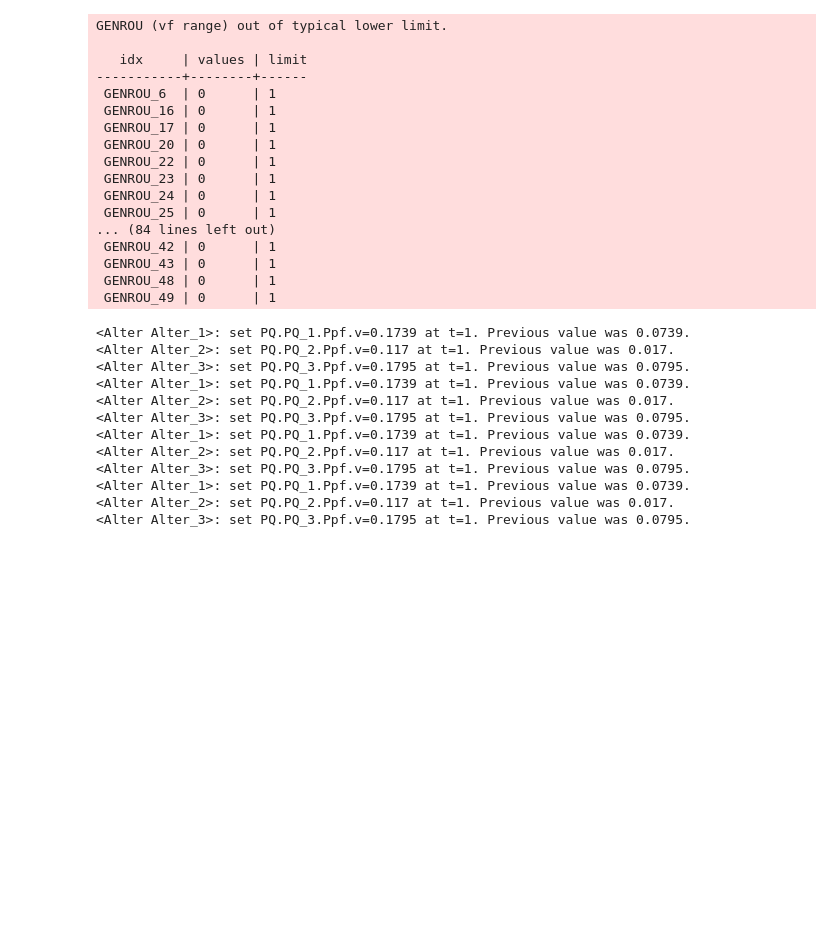
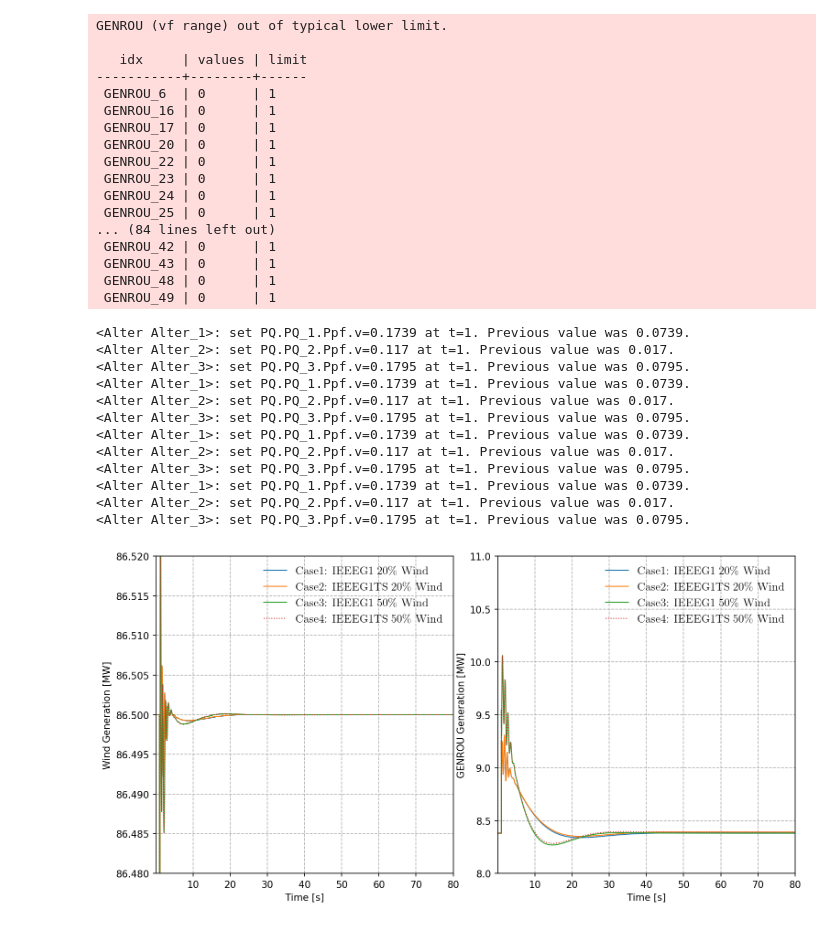
Before and after one commit to jinningwang/thermal_inertia, a Jupyter notebook: CaseStudy.ipynb, the cells around one changed output. Saved outputs shown, nothing was run; the diff lists cells and outputs as text; code cells hidden in the pictures; blank space fills up the shorter version.

```diff
--- a/CaseStudy.ipynb
+++ b/CaseStudy.ipynb
@@ -139,3 +146,83 @@ for ss in [s1, s2, s3, s4]:
+# %%
+plt.style.use('default')
+fig0, ax0 = plt.subplots(1, 2, figsize=(12, 6), dpi=150)
+plt.subplots_adjust(wspace=0.15)
+
+a = (0,)
+wmin, wmax = 86.48, 86.52
+_ = s1.TDS.plt.plot(s1.REGCA1.Pe,
+                    a=a,
+                    ymin=wmin, ymax=wmax,
+                    ytimes=s1.config.mva,
+                    yheader=[legends[0]],
+                    show=False, grid=True,
+                    ylabel='Wind Generation [MW]',
+                    colors=colors[0],
+                    linestyles=linestyles[0],
+                    fig=fig0, ax=ax0[0],)
+_ = s2.TDS.plt.plot(s2.REGCA1.Pe,
+                    a=a,
+                    ytimes=s2.config.mva,
+                    yheader=[legends[1]],
+                    show=False,
+                    colors=colors[1],
+                    linestyles=linestyles[1],
+                    fig=fig0, ax=ax0[0],)
+_ = s3.TDS.plt.plot(s3.REGCA1.Pe,
+                    a=a,
+                    ytimes=s3.config.mva,
+                    yheader=[legends[2]],
+                    show=False,
+                    colors=colors[2],
+                    linestyles=linestyles[2],
+                    fig=fig0, ax=ax0[0],)
+_ = s4.TDS.plt.plot(s4.REGCA1.Pe,
+                    a=a,
+                    ytimes=s4.config.mva,
+                    yheader=[legends[3]],
+                    show=False,
+                    colors=colors[3],
+                    linestyles=linestyles[3],
+                    fig=fig0, ax=ax0[0],)
+
+smin, smax = 8, 11
+a=(10,)
+_ = s1.TDS.plt.plot(s1.GENROU.Pe,
+                    a=a,
+                    ymin=smin, ymax=smax,
+                    ytimes=s1.config.mva,
+                    yheader=[legends[0]],
+                    show=False, grid=True,
+                    ylabel='GENROU Generation [MW]',
+                    colors=colors[0],
+                    linestyles=linestyles[0],
+                    fig=fig0, ax=ax0[1],)
+_ = s2.TDS.plt.plot(s2.GENROU.Pe,
+                    a=a,
+                    ytimes=s2.config.mva,
+                    yheader=[legends[1]],
+                    show=False,
+                    colors=colors[1],
+                    linestyles=linestyles[1],
+                    fig=fig0, ax=ax0[1],)
+_ = s3.TDS.plt.plot(s3.GENROU.Pe,
+                    a=a,
+                    ytimes=s3.config.mva,
+                    yheader=[legends[2]],
+                    show=False,
+                    colors=colors[2],
+                    linestyles=linestyles[2],
+                    fig=fig0, ax=ax0[1],)
+_ = s4.TDS.plt.plot(s4.GENROU.Pe,
+                    a=a,
+                    ytimes=s4.config.mva,
+                    yheader=[legends[3]],
+                    show=False,
+                    colors=colors[3],
+                    linestyles=linestyles[3],
+                    fig=fig0, ax=ax0[1],)
+# %% [output]
+[figure, added]
 # %%
 plt.style.use('default')
 fig, ax = plt.subplots(1, 2, figsize=(12, 6), dpi=150)
```
Also changed, not shown: parts of 4 cells of this notebook.
